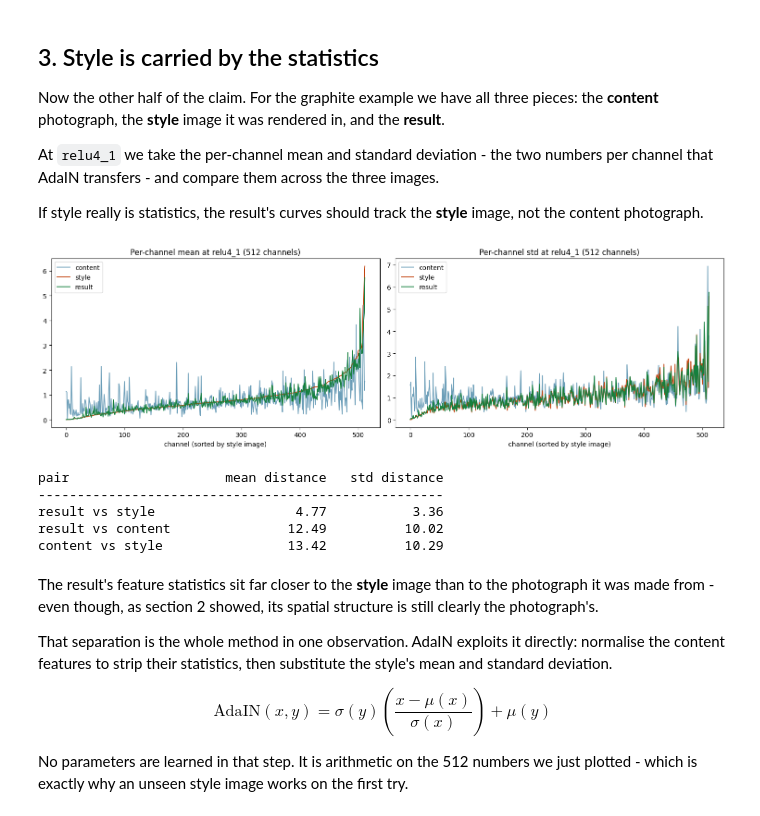
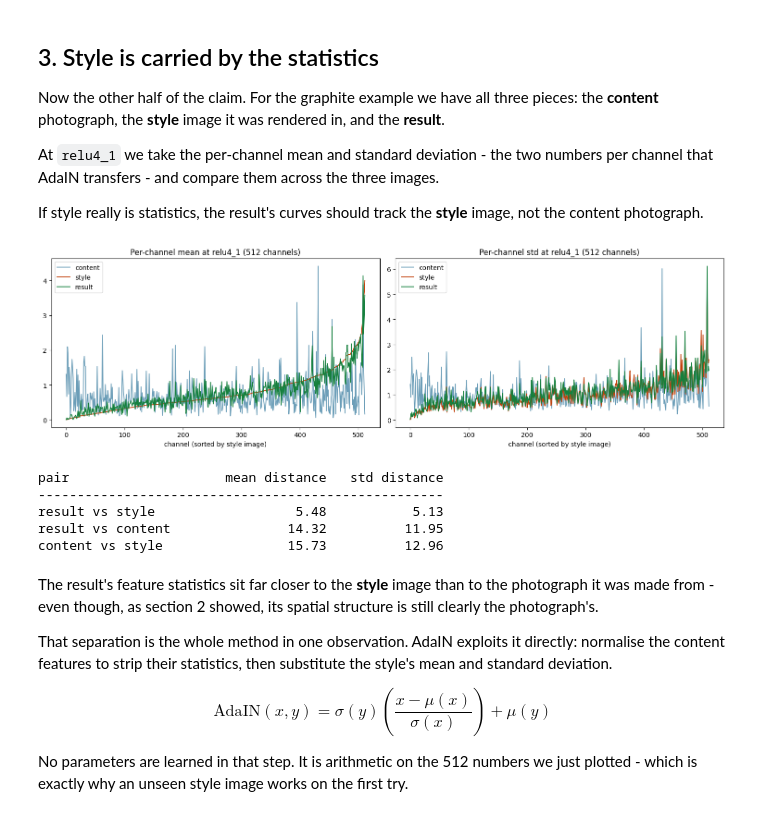
Before and after one commit to gusaindisha2004/neural-style-transfer-adain, a Jupyter notebook: code.ipynb, the cells around one changed output. Saved outputs shown, nothing was run; the diff lists cells and outputs as text; code cells hidden in the pictures.

```diff
--- a/code.ipynb
+++ b/code.ipynb
@@ -78,9 +78,9 @@ One photograph and two stylised versions of it. All three share the same underly
 so any difference in their features is caused by style alone.
 # %%
 image_paths = {
-    "Original photograph": EXAMPLES / "brad_pitt.jpg",
-    "Stylised - graphite": EXAMPLES / "stylized_brad_pitt.jpg",
-    "Stylised - cubist":   EXAMPLES / "stylized_brad_pitt (1).jpg",
+    "Original photograph": EXAMPLES / "portrait.jpg",
+    "Stylised - graphite": EXAMPLES / "stylized_portrait_sketch.jpg",
+    "Stylised - brushstrokes": EXAMPLES / "stylized_portrait_brushstrokes.jpg",
 }
 
 image_bank = {}
@@ -168,36 +168,36 @@ If style really is statistics, the result's curves should track the **style** im
 content photograph.
 # %%
 triplet = {
-    "content": EXAMPLES / "brad_pitt.jpg",
-    "style":   EXAMPLES / "sketch.png",
-    "result":  EXAMPLES / "stylized_brad_pitt.jpg",
+    "content": EXAMPLES / "portrait.jpg",
+    "style":   EXAMPLES / "pencil_sketch.jpg",
+    "result":  EXAMPLES / "stylized_portrait_sketch.jpg",
 }
 
 stats = {}
 for role, path in triplet.items():
     _, tensor = load_image(path)
     with torch.no_grad():
         feat = encoder(tensor, is_test=True)      # relu4_1 only
     mean, std = calc_mean_std(feat)
     stats[role] = (mean.flatten().cpu(), std.flatten().cpu())
 
 order = torch.argsort(stats["style"][0])          # sort channels for readability
 colours = {"content": "#3B7EA1", "style": "#C2410C", "result": "#15803D"}
 
 fig, axes = plt.subplots(1, 2, figsize=(15, 4.6))
 for idx, (stat_name, unit) in enumerate([("mean", 0), ("std", 1)]):
     for role in triplet:
         axes[idx].plot(stats[role][unit][order], label=role,
                        color=colours[role], linewidth=1.3,
                        alpha=1.0 if role != "content" else 0.75)
     axes[idx].set_title(f"Per-channel {stat_name} at relu4_1 (512 channels)")
     axes[idx].set_xlabel("channel (sorted by style image)")
     axes[idx].legend()
 
 plt.tight_layout()
 plt.show()
 # %% [output]
-[figure, old version]
+[figure, new version]
 # %%
 # Distance between each image's relu4_1 statistics, as plain numbers.
 def stat_distance(a, b):
@@ -213,9 +213,9 @@ for a, b in [("result", "style"), ("result", "content"), ("content", "style")]:
 # %% [output]
 pair                    mean distance   std distance
 ----------------------------------------------------
-result vs style                  4.77           3.36
-result vs content               12.49          10.02
-content vs style                13.42          10.29
+result vs style                  5.48           5.13
+result vs content               14.32          11.95
+content vs style                15.73          12.96
 # %% [markdown]
 The result's feature statistics sit far closer to the **style** image than to the photograph
 it was made from - even though, as section 2 showed, its spatial structure is still clearly
```
Also changed, not shown: parts of 2 cells of this notebook, 21 other files.
